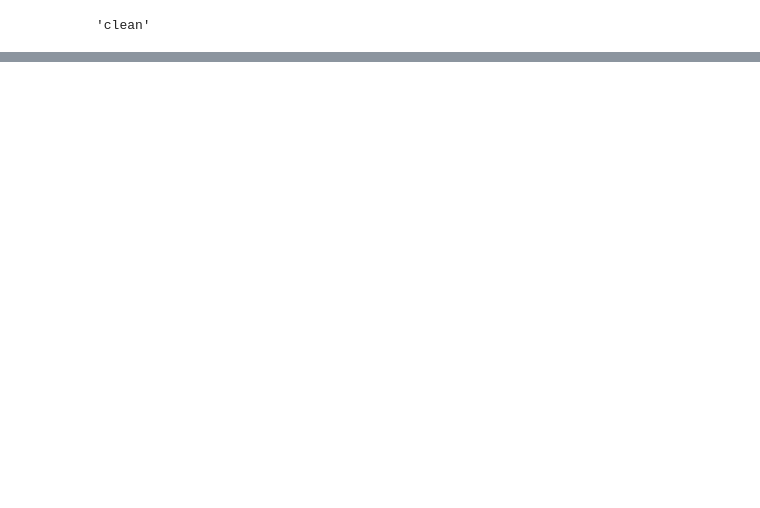
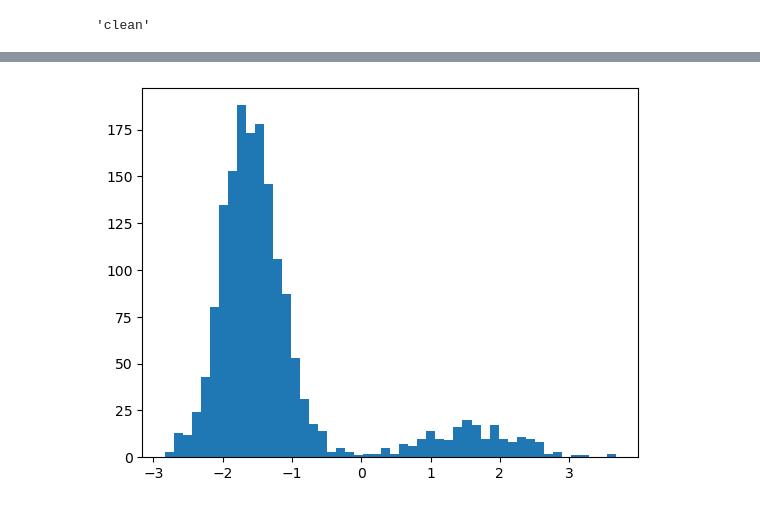
Before and after one commit to COMEWLECOME/Spam_Mohammed-Reda, a Jupyter notebook: SpamProject.ipynb, the cells around one changed output, grey strips where cells are left out. Drawn from its saved outputs; the diff is of its cells as text; code cells hidden in the pictures; blank space fills up the shorter version.

```diff
--- a/SpamProject.ipynb
+++ b/SpamProject.ipynb
@@ -244,15 +231,17 @@ print(vectorizer2.get_feature_names_out()[:100])
 # %%
 # Transformation of textual variables
-transfo_text = Pipeline(steps=[
-    #('bow', CountVectorizer(decode_error='ignore', analyzer='word', ngram_range=(2, 2)))
-    #('bow', CountVectorizer(decode_error='ignore', analyzer='char_wb',strip_accents='unicode', ngram_range=(2, 2)))
+transfo_text_TFid = Pipeline(steps=[
     ('bow', TfidfVectorizer(decode_error='ignore', analyzer='char_wb', ngram_range=(2, 2),strip_accents='unicode'))
+])
+
+transfo_text_CountVect = Pipeline(steps=[
+    ('bow', CountVectorizer(decode_error='ignore', analyzer='char_wb',strip_accents='unicode', ngram_range=(2, 2)))
 ])
 
 # Class ColumnTransformer : apply alls steps on the whole dataset
 preparation = ColumnTransformer(
     transformers=[
-        ('data_bow', transfo_text , column_text)
+        ('data_clean', transfo_text_TFid , ['clean', 'mail']),
     ])
 preparation
 
@@ -277,12 +266,14 @@ ColumnTransformer(transformers=[('data_bow',
 # classifier =StackingClassifier(estimators=estimators, final_estimator=LogisticRegression())
 # %%
 # Creation of model : a ready to use pipeline for ML process
-classifier =LogisticRegression(C=1e5)
+
+classifier =SVC(kernel='linear')
+# classifier =LogisticRegression(C=1e5)
 # classifier =ComplementNB()
 # classifier = MultinomialNB()
 # %%
 model_lm = Pipeline([
-    ('vectorizer', transfo_text),
+    ('vectorizer', transfo_text_TFid),
     ('classifier', classifier)
 ])
 # %%
@@ -320,0 +325,6 @@ Accuracy: 0.9892344497607656
+# %%
+import matplotlib.pyplot as plt
+plt.hist(model_lm.decision_function(X_test), bins=50)
+plt.show()
+# %% [output]
+[figure, added]
```
Also changed, not shown: parts of 13 cells of this notebook.
